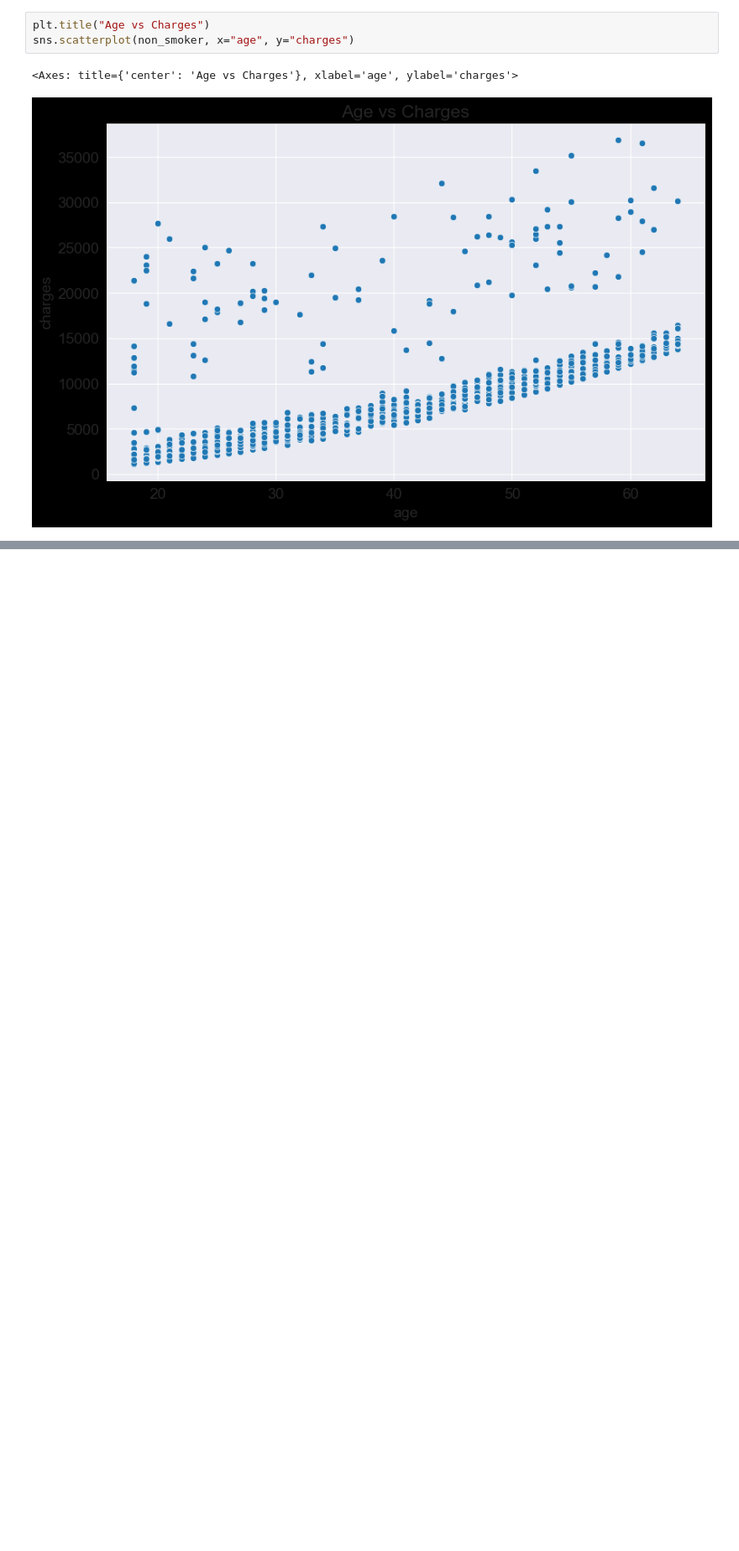
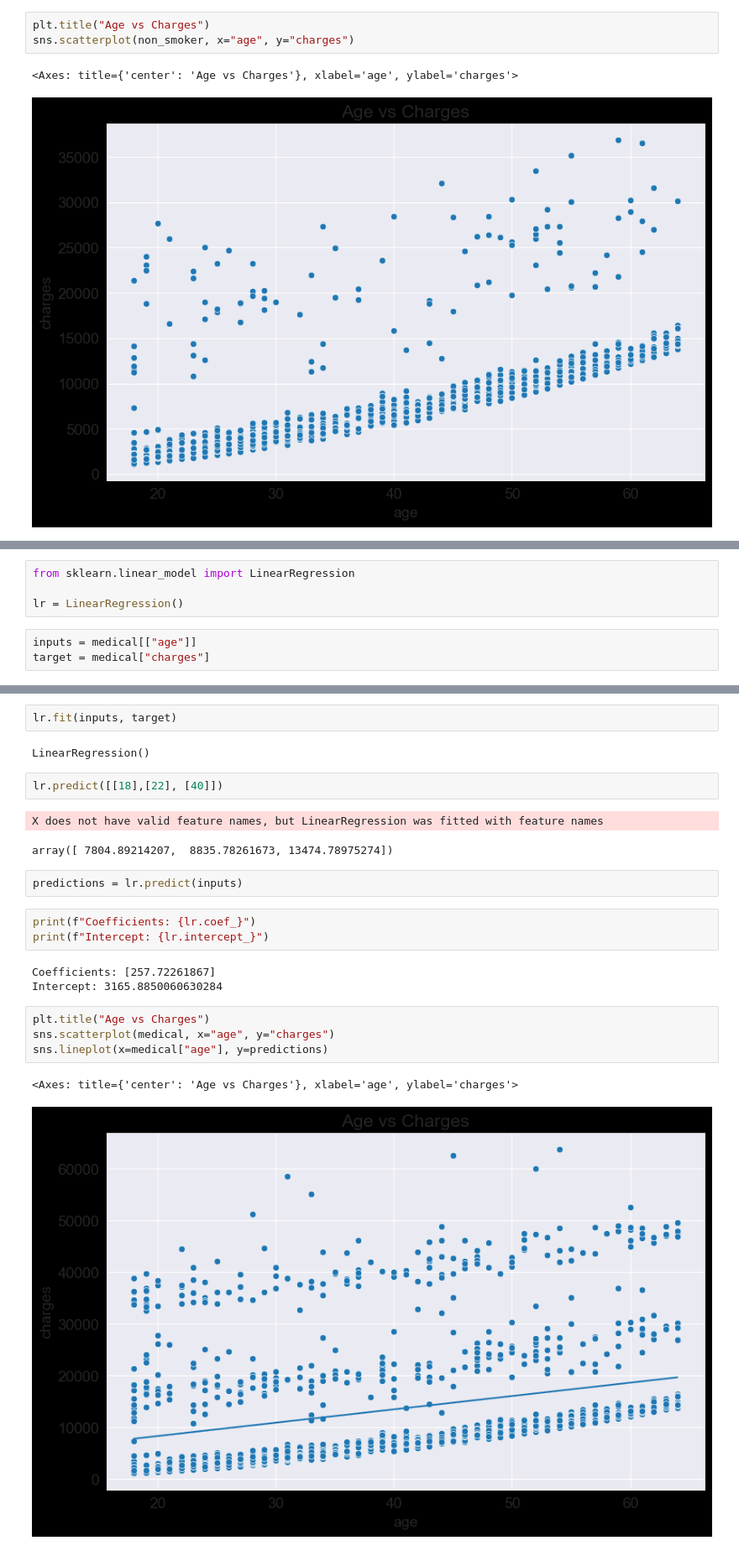
Before and after one commit to TheKryptonium/Machine-Learning-Journey, a Jupyter notebook: ML Algorithms and Scikit-learn/ML with Python and Scikit-Learn.ipynb, the cells around one changed output, grey strips where cells are left out. Shown at 84% size. Cells and saved outputs as stored; diff of their text form; blank space fills up the shorter version.

Commit message:
Linear regression with one variable

```diff
--- a/ML Algorithms and Scikit-learn/ML with Python and Scikit-Learn.ipynb
+++ b/ML Algorithms and Scikit-learn/ML with Python and Scikit-Learn.ipynb
@@ -232,0 +233,7 @@ sns.scatterplot(non_smoker, x="age", y="charges")
+# %%
+from sklearn.linear_model import LinearRegression
+
+lr = LinearRegression()
+# %%
+inputs = medical[["age"]]
+target = medical["charges"]
@@ -232,0 +248,24 @@ sns.scatterplot(non_smoker, x="age", y="charges")
+# %%
+lr.fit(inputs, target)
+# %% [output]
+LinearRegression()
+# %%
+lr.predict([[18],[22], [40]])
+# %% [output]
+X does not have valid feature names, but LinearRegression was fitted with feature names
+array([ 7804.89214207,  8835.78261673, 13474.78975274])
+# %%
+predictions = lr.predict(inputs)
+# %%
+print(f"Coefficients: {lr.coef_}")
+print(f"Intercept: {lr.intercept_}")
+# %% [output]
+Coefficients: [257.72261867]
+Intercept: 3165.8850060630284
+# %%
+plt.title("Age vs Charges")
+sns.scatterplot(medical, x="age", y="charges")
+sns.lineplot(x=medical["age"], y=predictions)
+# %% [output]
+<Axes: title={'center': 'Age vs Charges'}, xlabel='age', ylabel='charges'>
+[figure, added]
```
Also changed, not shown: parts of 6 cells of this notebook.
